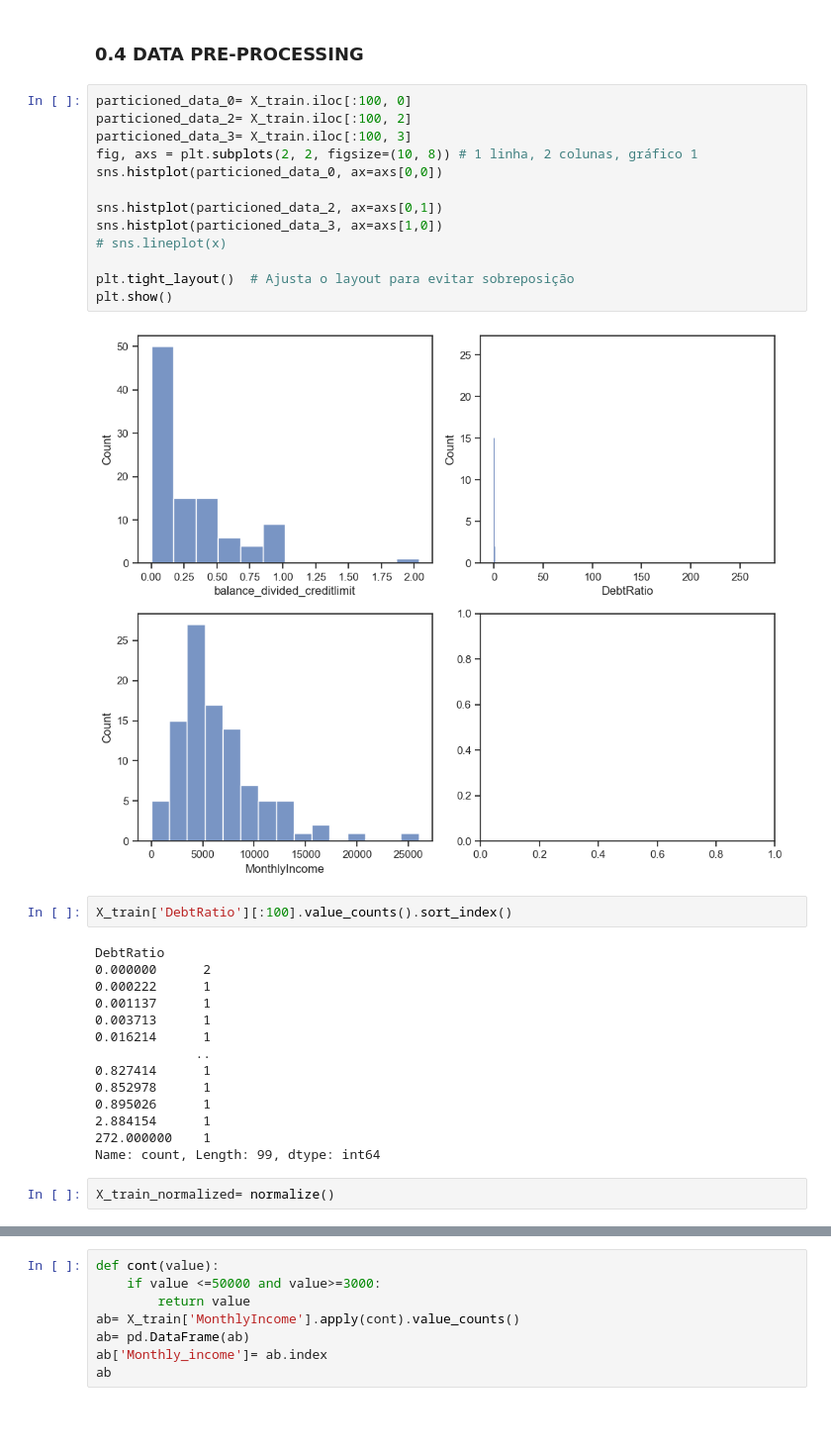
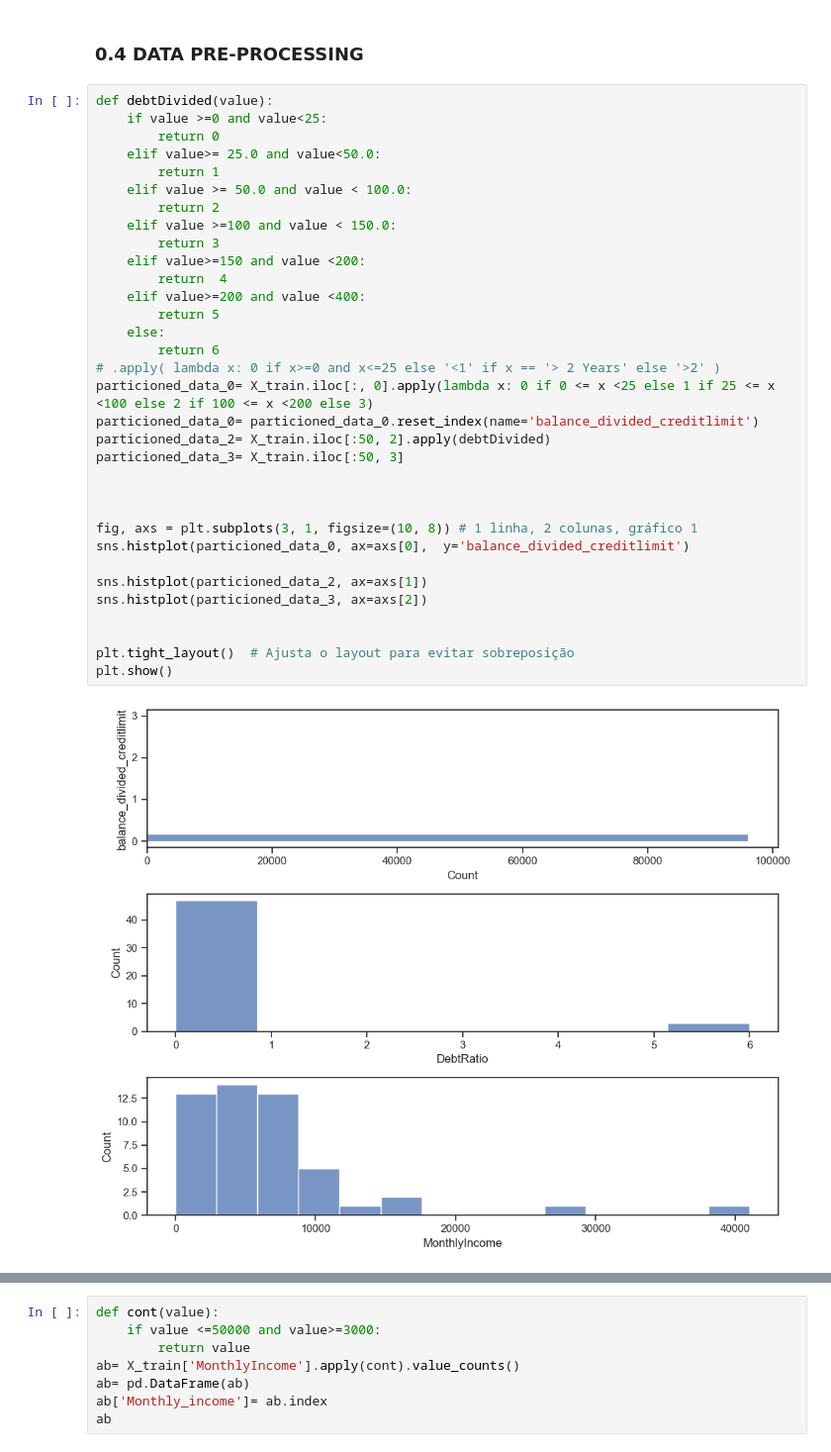
Before and after one commit to ectormgl/givemecredit, a Jupyter notebook: notebook/main.ipynb, the cells around one changed output, grey strips where cells are left out. Shown at 99% size. Saved outputs shown, nothing was run; the diff lists cells and outputs as text; blank space fills up the shorter version.

Commit message:
data-processing(#004)

```diff
--- a/notebook/main.ipynb
+++ b/notebook/main.ipynb
@@ -113,35 +115,37 @@ Name: count, dtype: int64
 # %% [markdown]
 ### 0.4 DATA PRE-PROCESSING
-# %%
-particioned_data_0= X_train.iloc[:100, 0]
-particioned_data_2= X_train.iloc[:100, 2]
-particioned_data_3= X_train.iloc[:100, 3]
-fig, axs = plt.subplots(2, 2, figsize=(10, 8)) # 1 linha, 2 colunas, gráfico 1
-sns.histplot(particioned_data_0, ax=axs[0,0])
-
-sns.histplot(particioned_data_2, ax=axs[0,1])
-sns.histplot(particioned_data_3, ax=axs[1,0])
-# sns.lineplot(x)
-
-plt.tight_layout()  # Ajusta o layout para evitar sobreposição
-plt.show()
-# %% [output]
-[figure, removed]
-# %%
-X_train['DebtRatio'][:100].value_counts().sort_index()
-# %% [output]
-DebtRatio
-0.000000      2
-0.000222      1
-0.001137      1
-0.003713      1
-0.016214      1
-             ..
-0.827414      1
-0.852978      1
-0.895026      1
-2.884154      1
-272.000000    1
-Name: count, Length: 99, dtype: int64
-# %%
-X_train_normalized= normalize()
+# %%
+def debtDivided(value):
+    if value >=0 and value<25:
+        return 0
+    elif value>= 25.0 and value<50.0:
+        return 1
+    elif value >= 50.0 and value < 100.0:
+        return 2
+    elif value >=100 and value < 150.0:
+        return 3
+    elif value>=150 and value <200:
+        return  4
+    elif value>=200 and value <400:
+        return 5
+    else:
+        return 6
+# .apply( lambda x: 0 if x>=0 and x<=25 else '<1' if x == '> 2 Years' else '>2' )
+particioned_data_0= X_train.iloc[:, 0].apply(lambda x: 0 if 0 <= x <25 else 1 if 25 <= x <100 else 2 if 100 <= x <200 else 3)
+particioned_data_0= particioned_data_0.reset_index(name='balance_divided_creditlimit')
+particioned_data_2= X_train.iloc[:50, 2].apply(debtDivided)
+particioned_data_3= X_train.iloc[:50, 3]
+
+
+
+fig, axs = plt.subplots(3, 1, figsize=(10, 8)) # 1 linha, 2 colunas, gráfico 1
+sns.histplot(particioned_data_0, ax=axs[0],  y='balance_divided_creditlimit')
+
+sns.histplot(particioned_data_2, ax=axs[1])
+sns.histplot(particioned_data_3, ax=axs[2])
+
+
+plt.tight_layout()  # Ajusta o layout para evitar sobreposição
+plt.show()
+# %% [output]
+[figure, added]
```
Also changed, not shown: parts of 16 cells of this notebook, 1 other file.
